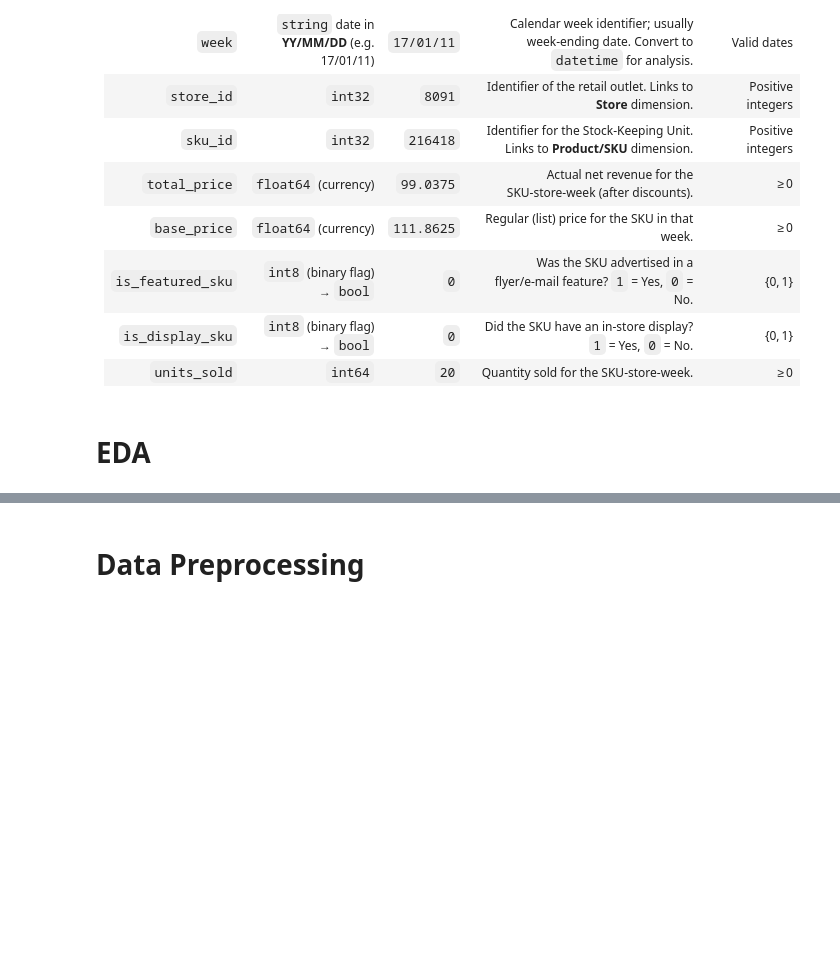
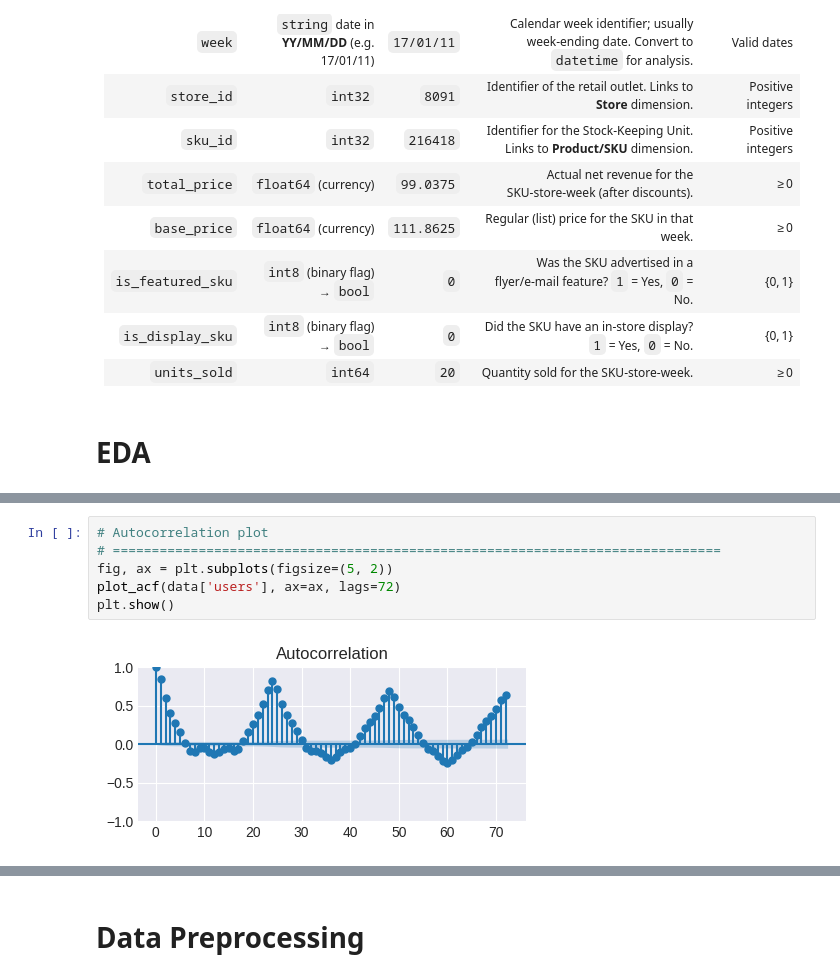
Before and after one commit to ngnquanq/Demand-Forecasting, a Jupyter notebook: notebooks/playground.ipynb, the cells around one changed output, grey strips where cells are left out. Cells and saved outputs as stored; diff of their text form; blank space fills up the shorter version.

```diff
--- a/notebooks/playground.ipynb
+++ b/notebooks/playground.ipynb
@@ -75,0 +230,8 @@ Duplicates: 0
+# %%
+# Autocorrelation plot
+# ==============================================================================
+fig, ax = plt.subplots(figsize=(5, 2))
+plot_acf(data['users'], ax=ax, lags=72)
+plt.show()
+# %% [output]
+[figure, added]
```
Also changed, not shown: parts of 61 cells of this notebook, 14 other files.
